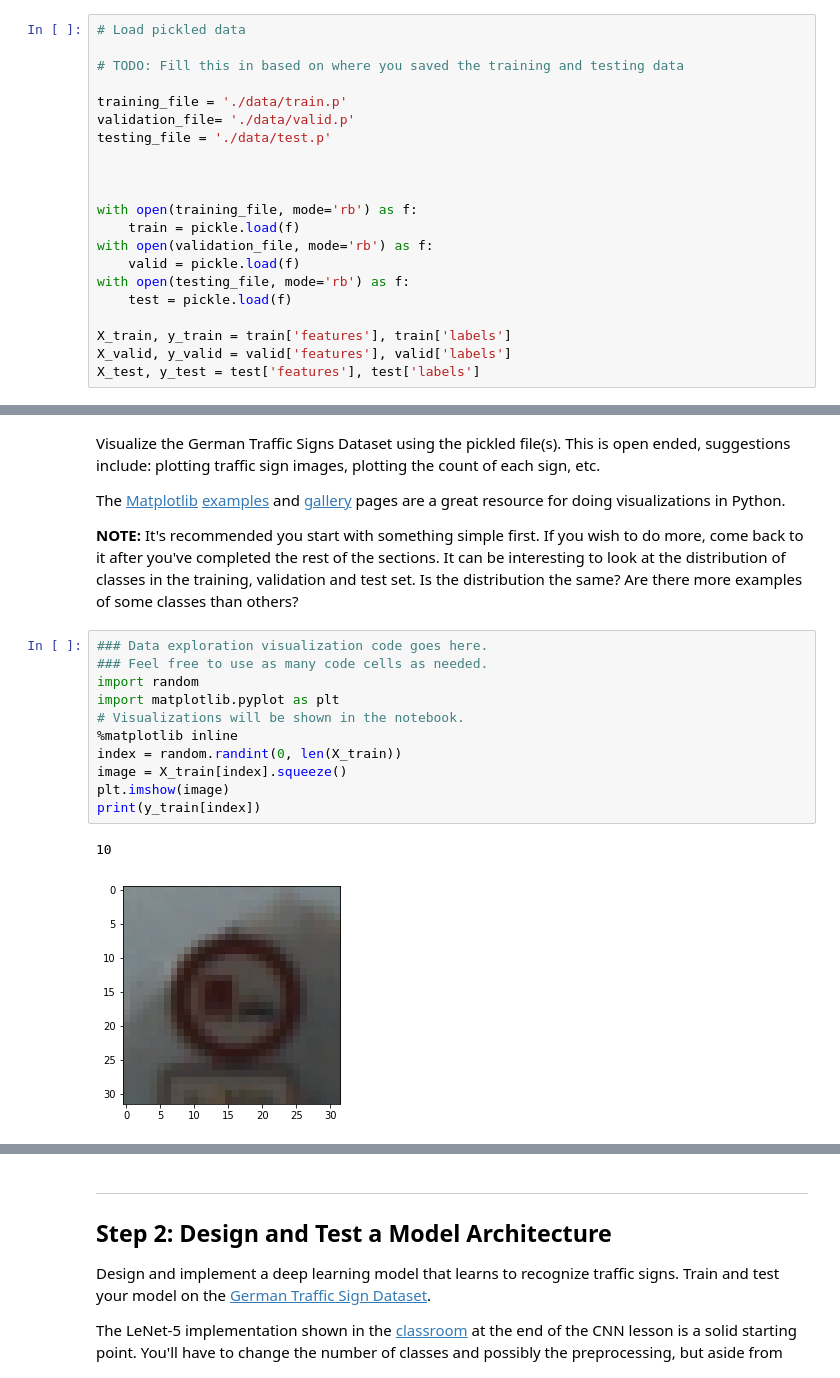
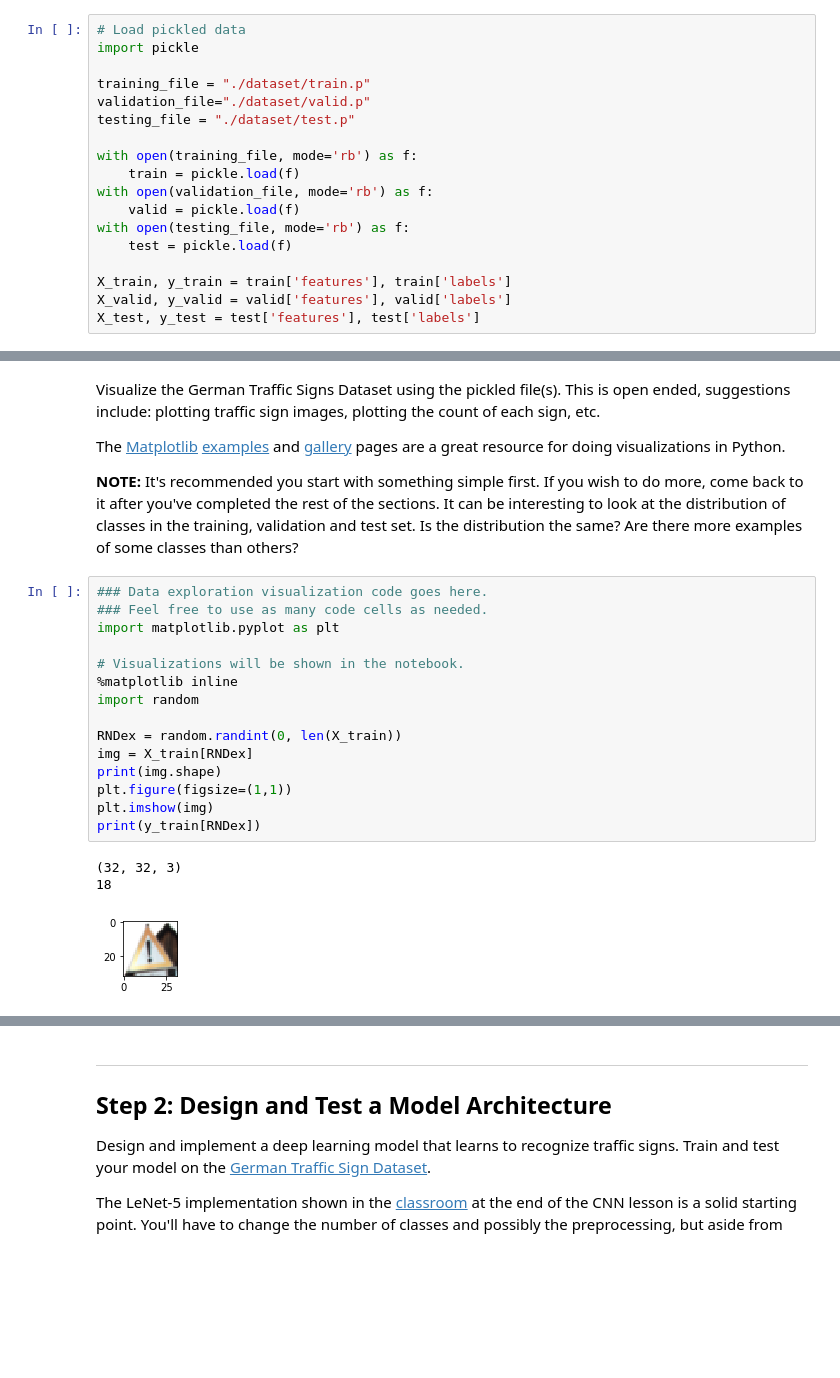
Before and after one commit to TrunksLegendary/Udacity-SDCE-CarND-Traffic-Sign-Classifier-Project, a Jupyter notebook: Traffic_Sign_Classifier.ipynb, the cells around one changed output, grey strips where cells are left out. Saved outputs shown, nothing was run; the diff lists cells and outputs as text; blank space fills up the shorter version.

```diff
--- a/Traffic_Sign_Classifier.ipynb
+++ b/Traffic_Sign_Classifier.ipynb
@@ -25,13 +22,10 @@ import tensorflow as tf
 # %%
 # Load pickled data
+import pickle
 
-# TODO: Fill this in based on where you saved the training and testing data
-
-training_file = './data/train.p'
-validation_file= './data/valid.p'
-testing_file = './data/test.p'
-
-
+training_file = "./dataset/train.p"
+validation_file="./dataset/valid.p"
+testing_file = "./dataset/test.p"
 
 with open(training_file, mode='rb') as f:
     train = pickle.load(f)
@@ -98,14 +94,19 @@ The [Matplotlib](http://matplotlib.org/) [examples](http://matplotlib.org/exampl
 # %%
 ### Data exploration visualization code goes here.
 ### Feel free to use as many code cells as needed.
-import random
 import matplotlib.pyplot as plt
+
 # Visualizations will be shown in the notebook.
 %matplotlib inline
-index = random.randint(0, len(X_train))
-image = X_train[index].squeeze()
-plt.imshow(image)
-print(y_train[index])
+import random
+
+RNDex = random.randint(0, len(X_train))
+img = X_train[RNDex]
+print(img.shape)
+plt.figure(figsize=(1,1))
+plt.imshow(img)
+print(y_train[RNDex])
 # %% [output]
-10
+(32, 32, 3)
+18
-[figure, old version]
+[figure, new version]
```
Also changed, not shown: parts of 20 cells of this notebook, 20 other files.
